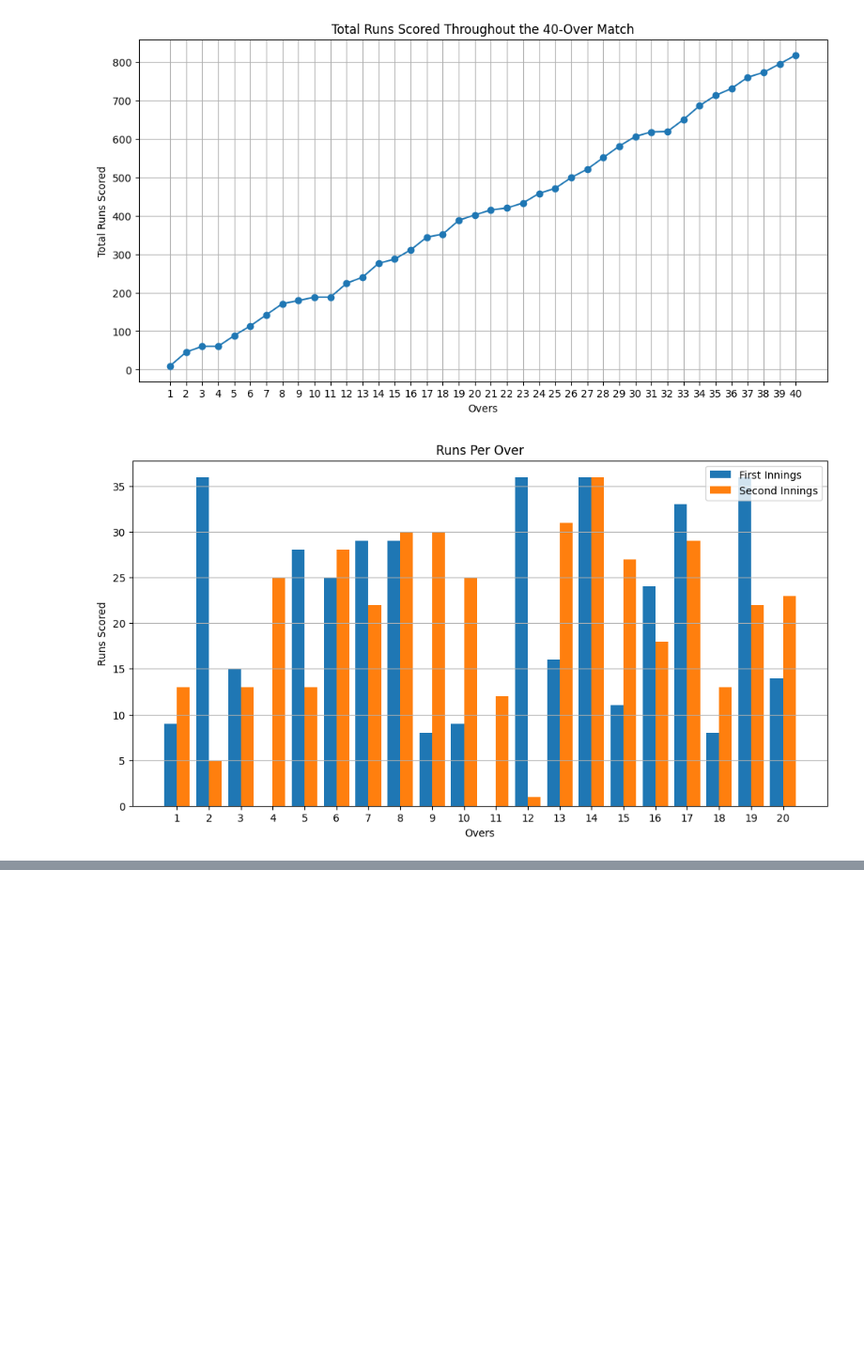
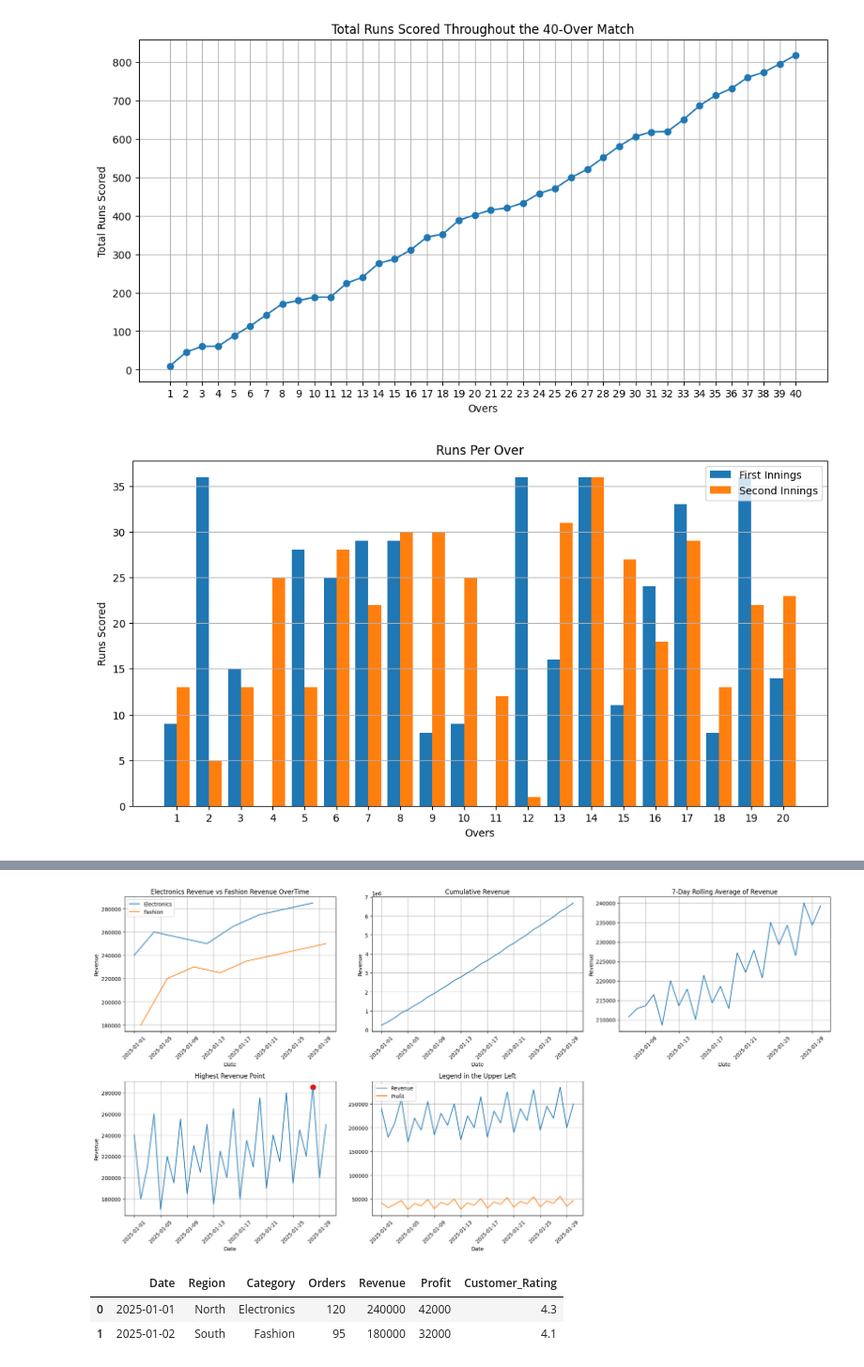
Before and after one commit to theaditya24/COMPLETE-PYTHON-FOR-DATA-ANALYTICS, a Jupyter notebook: Data Visualization Practice.ipynb, the cells around one changed output, grey strips where cells are left out. Shown at 94% size. Drawn from its saved outputs; the diff is of its cells as text; code cells hidden in the pictures; blank space fills up the shorter version.

```diff
--- a/Data Visualization Practice.ipynb
+++ b/Data Visualization Practice.ipynb
@@ -75,0 +197,71 @@ plt.show()
+# %%
+plt.figure(figsize=(20,10))
+
+# Question 7
+plt.subplot(2,3,1)
+electronics = df[df['Category'] == 'Electronics']
+fashion = df[df['Category'] == 'Fashion']
+plt.plot(electronics['Date'], electronics['Revenue'], label='Electronics')
+plt.plot(fashion['Date'], fashion['Revenue'], label='Fashion')
+plt.legend()
+plt.grid()
+plt.xticks(rotation=45)
+plt.title("Electronics Revenue vs Fashion Revenue OverTime")
+plt.xlabel("Date")
+plt.ylabel("Revenue")
+
+# Question 8
+plt.subplot(2,3,2)
+plt.plot(df['Date'], df['Revenue'].cumsum())
+plt.title("Cumulative Revenue")
+plt.xticks(rotation=45)
+plt.xlabel("Date")
+plt.ylabel("Revenue")
+plt.grid()
+
+# Question 9
+plt.subplot(2,3,3)
+plt.plot(df['Date'], df['Revenue'].rolling(window=7).mean())
+plt.title("7-Day Rolling Average of Revenue")
+plt.xticks(rotation=45)
+plt.xlabel("Date")
+plt.ylabel("Revenue")
+plt.grid()
+
+# Question 10
+plt.subplot(2,3,4)
+plt.plot(df['Date'], df['Revenue'])
+max_index = df['Revenue'].idxmax() # this will give us the index at which value of revenue is maximum
+plt.scatter(df.loc[max_index, 'Date'],
+            df.loc[max_index, 'Revenue'],
+            color='red',
+            s=100)
+plt.title("Highest Revenue Point")
+plt.xticks(rotation=45)
+plt.xlabel("Date")
+plt.ylabel("Revenue")
+plt.grid()
+
+# Question 11
+plt.subplot(2,3,5)
+plt.plot(df['Date'], df['Revenue'], label='Revenue')
+plt.plot(df['Date'], df['Profit'], label='Profit')
+plt.legend(loc='upper left')
+plt.title("Legend in the Upper Left")
+plt.xticks(rotation=45)
+plt.xlabel("Date")
+plt.grid()
+
+
+plt.tight_layout()   # Adjust spacing between subplots
+plt.show()           # Only once
+# %% [output]
+[figure, added]
+# %%
+# df.head(2)
+# df.drop('Dail_margin',axis = 1, inplace = True)
+df.head(2)
+# %% [output]
+|  | Date | Region | Category | Orders | Revenue | Profit | Customer_Rating |
+| 0 | 2025-01-01 | North | Electronics | 120 | 240000 | 42000 | 4.3 |
+| 1 | 2025-01-02 | South | Fashion | 95 | 180000 | 32000 | 4.1 |
```
Also changed, not shown: parts of 5 cells of this notebook, 1 other file.
